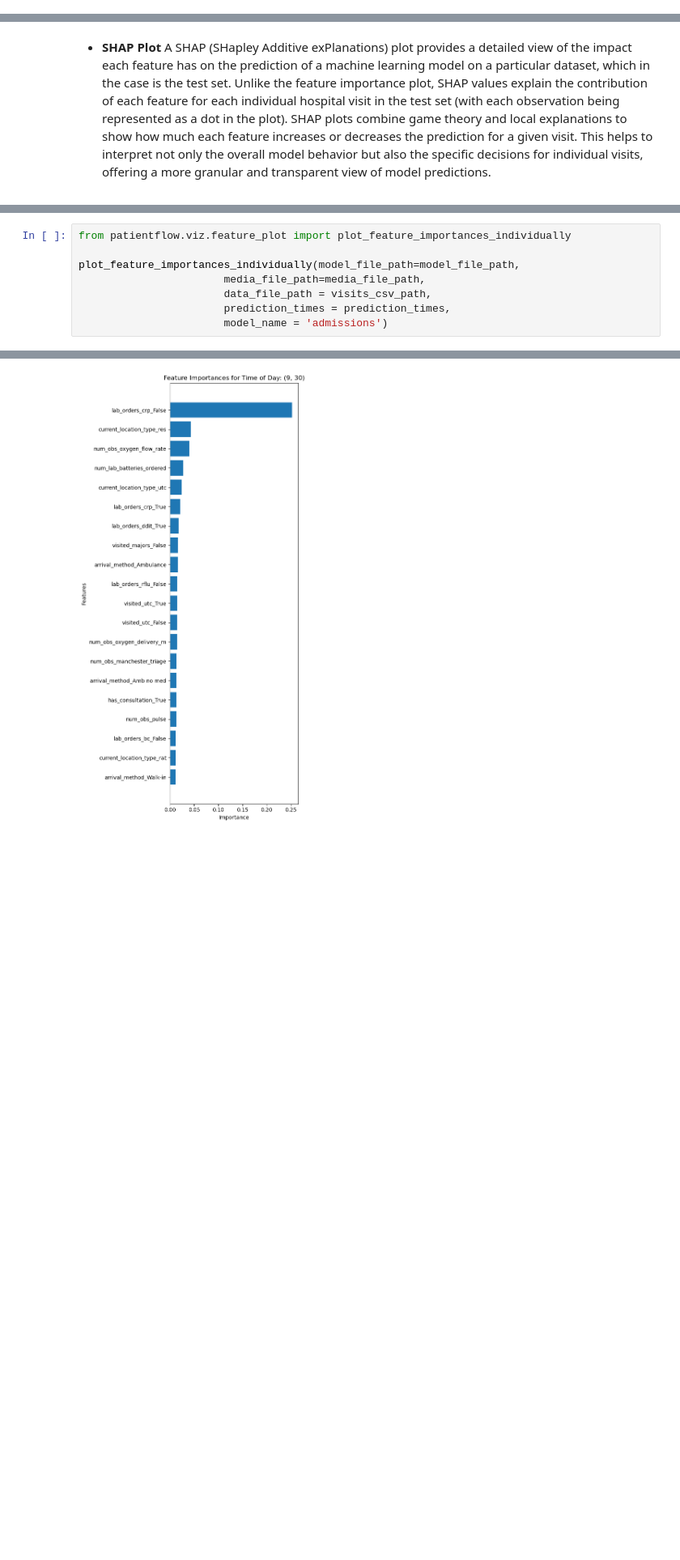
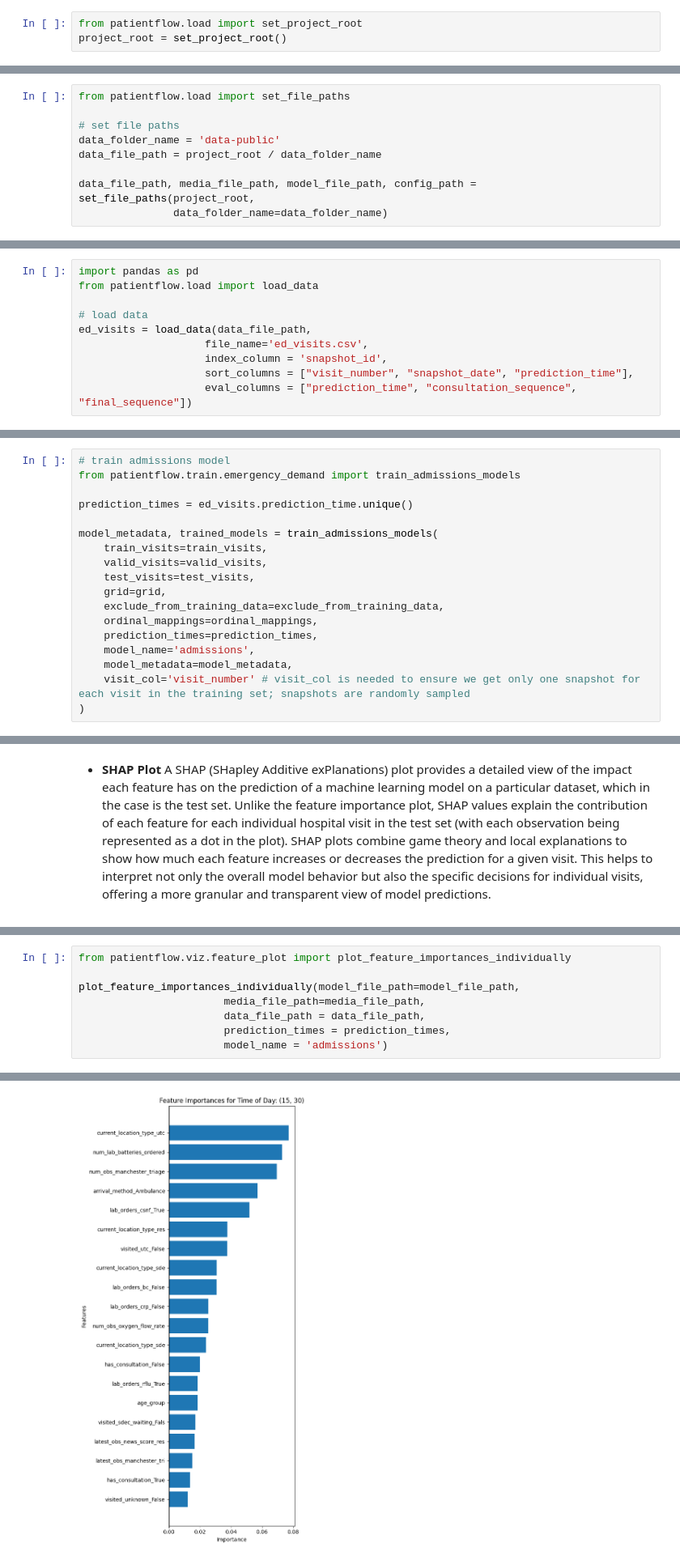
Before and after one commit to zmek/patientflow, a Jupyter notebook: notebooks/4a_Predict_probability_of_admission_from_ED.ipynb, the cells around one changed output, grey strips where cells are left out. Shown at 81% size. Drawn from its saved outputs; the diff is of its cells as text; blank space fills up the shorter version.

```diff
--- a/notebooks/4a_Predict_probability_of_admission_from_ED.ipynb
+++ b/notebooks/4a_Predict_probability_of_admission_from_ED.ipynb
@@ -227,0 +21,3 @@ Name: count, Length: 50444, dtype: int64
+# %%
+from patientflow.load import set_project_root
+project_root = set_project_root()
@@ -227,0 +33,9 @@ Name: count, Length: 50444, dtype: int64
+# %%
+from patientflow.load import set_file_paths
+
+# set file paths
+data_folder_name = 'data-public'
+data_file_path = project_root / data_folder_name
+
+data_file_path, media_file_path, model_file_path, config_path = set_file_paths(project_root,
+               data_folder_name=data_folder_name)
@@ -227,0 +47,10 @@ Name: count, Length: 50444, dtype: int64
+# %%
+import pandas as pd
+from patientflow.load import load_data
+
+# load data
+ed_visits = load_data(data_file_path,
+                    file_name='ed_visits.csv',
+                    index_column = 'snapshot_id',
+                    sort_columns = ["visit_number", "snapshot_date", "prediction_time"],
+                    eval_columns = ["prediction_time", "consultation_sequence", "final_sequence"])
@@ -648,0 +236,18 @@ Pipeline(steps=[('feature_transformer',
+# %%
+# train admissions model
+from patientflow.train.emergency_demand import train_admissions_models
+
+prediction_times = ed_visits.prediction_time.unique()
+
+model_metadata, trained_models = train_admissions_models(
+    train_visits=train_visits,
+    valid_visits=valid_visits,
+    test_visits=test_visits,
+    grid=grid,
+    exclude_from_training_data=exclude_from_training_data,
+    ordinal_mappings=ordinal_mappings,
+    prediction_times=prediction_times,
+    model_name='admissions',
+    model_metadata=model_metadata,
+    visit_col='visit_number' # visit_col is needed to ensure we get only one snapshot for each visit in the training set; snapshots are randomly sampled
+)
@@ -665,7 +479,7 @@ from patientflow.viz.feature_plot import plot_feature_importances_individually
 
 plot_feature_importances_individually(model_file_path=model_file_path,
                        media_file_path=media_file_path,
-                       data_file_path = visits_csv_path,
+                       data_file_path = data_file_path,
                        prediction_times = prediction_times,
                        model_name = 'admissions')
 # %% [output]
@@ -673 +487 @@ plot_feature_importances_individually(model_file_path=model_file_path,
-[figure, old version]
+[figure, new version]
```
Also changed, not shown: parts of 85 cells of this notebook, 18 other files.
